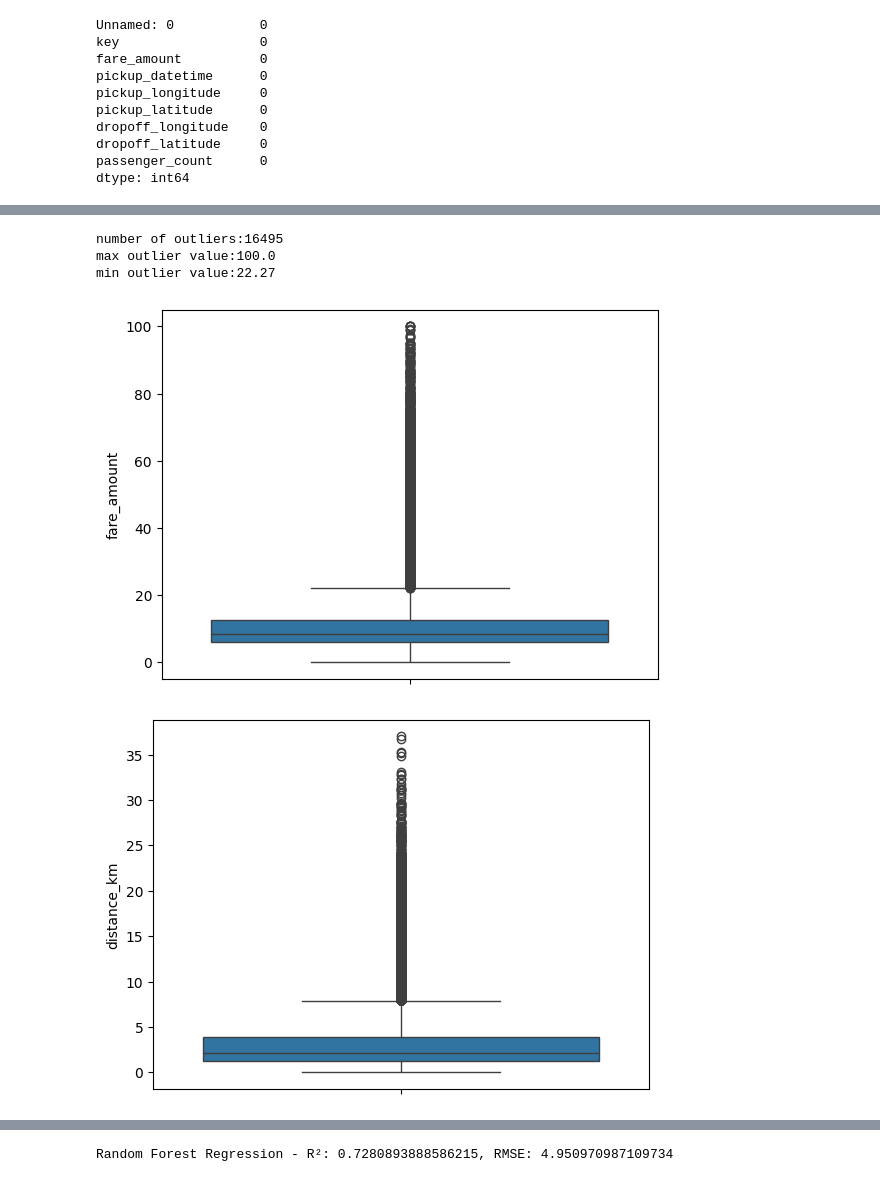
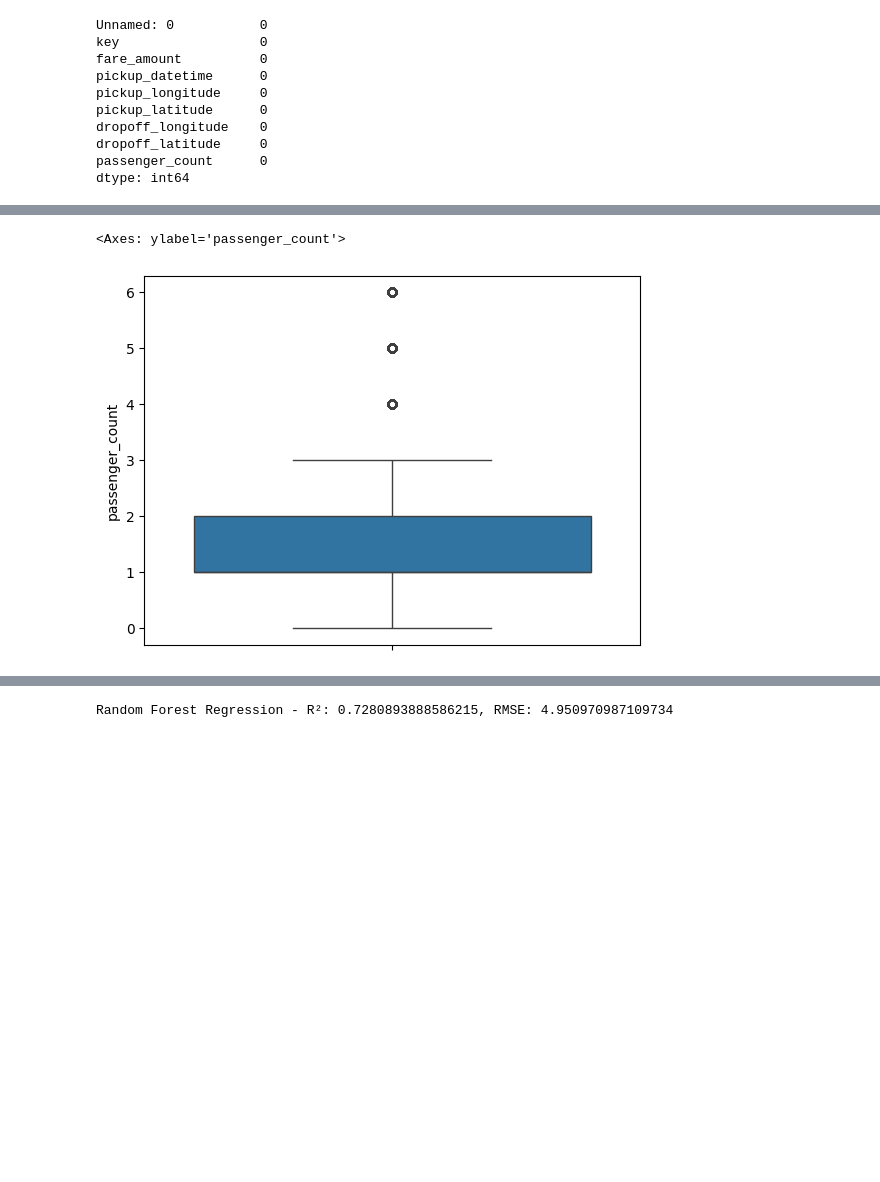
Before and after one commit to SandeshTidake0408/SPPU-Computer-LP3, a Jupyter notebook: ML/uber_price_prediction.ipynb, the cells around one changed output, grey strips where cells are left out. Drawn from its saved outputs; the diff is of its cells as text; code cells hidden in the pictures; blank space fills up the shorter version.

```diff
--- a/ML/uber_price_prediction.ipynb
+++ b/ML/uber_price_prediction.ipynb
@@ -130,3 +182,8 @@ plt.show()
+# %%
+sns.boxplot(df['passenger_count'])
+# %% [output]
+<Axes: ylabel='passenger_count'>
+[figure, added]
 # %%
 def find_outliers(df):
    q1 = df.quantile(0.25)
@@ -134,12 +191,3 @@ def find_outliers(df):
    IQR = q3-q1
    outliers = df[((df<(q1-1.5*IQR)) | (df>(q3+1.5*IQR)))]
    return outliers
-# %%
-outliers = find_outliers(df['fare_amount'])
-print('number of outliers:' + str(len(outliers)))
-print('max outlier value:' + str(outliers.max()))
-print('min outlier value:' + str(outliers.min()))
-# %% [output]
-number of outliers:16495
-max outlier value:100.0
-min outlier value:22.27
@@ -152,9 +193,0 @@ df.drop(df[df['passenger_count'] > 6].index, inplace = True)
-# %%
-sns.boxplot(df['fare_amount'])
-plt.show()
-
-sns.boxplot(df['distance_km'])
-plt.show()
-# %% [output]
-[figure, removed]
-[figure, removed]
```
Also changed, not shown: parts of 35 cells of this notebook, 3 other files.
